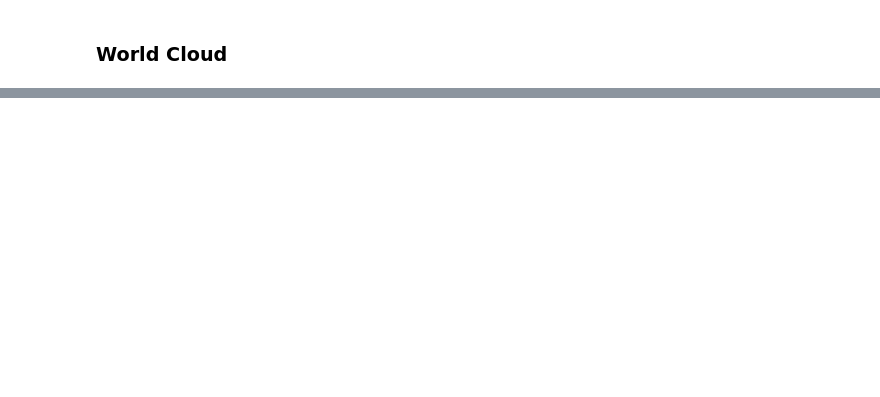
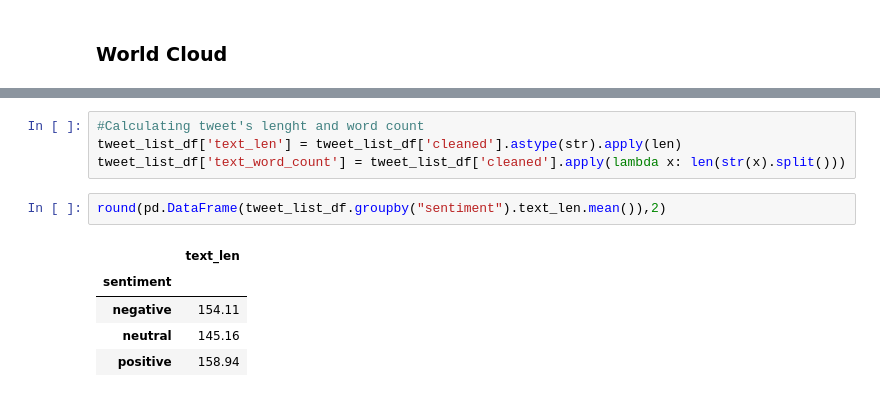
Before and after one commit to RyanKoech/Kenar-Ent-Sentiment-Analysis, a Jupyter notebook: src/app.ipynb, the cells around one changed output, grey strips where cells are left out. Cells and saved outputs as stored; diff of their text form; blank space fills up the shorter version.

```diff
--- a/src/app.ipynb
+++ b/src/app.ipynb
@@ -179,0 +198,12 @@ ModuleNotFoundError: No module named 'google.colab'
+# %%
+#Calculating tweet's lenght and word count
+tweet_list_df['text_len'] = tweet_list_df['cleaned'].astype(str).apply(len)
+tweet_list_df['text_word_count'] = tweet_list_df['cleaned'].apply(lambda x: len(str(x).split()))
+# %%
+round(pd.DataFrame(tweet_list_df.groupby("sentiment").text_len.mean()),2)
+# %% [output]
+|  | text_len |
+| sentiment |  |
+| negative | 154.11 |
+| neutral | 145.16 |
+| positive | 158.94 |
```
Also changed, not shown: parts of 14 cells of this notebook, 4 other files.
